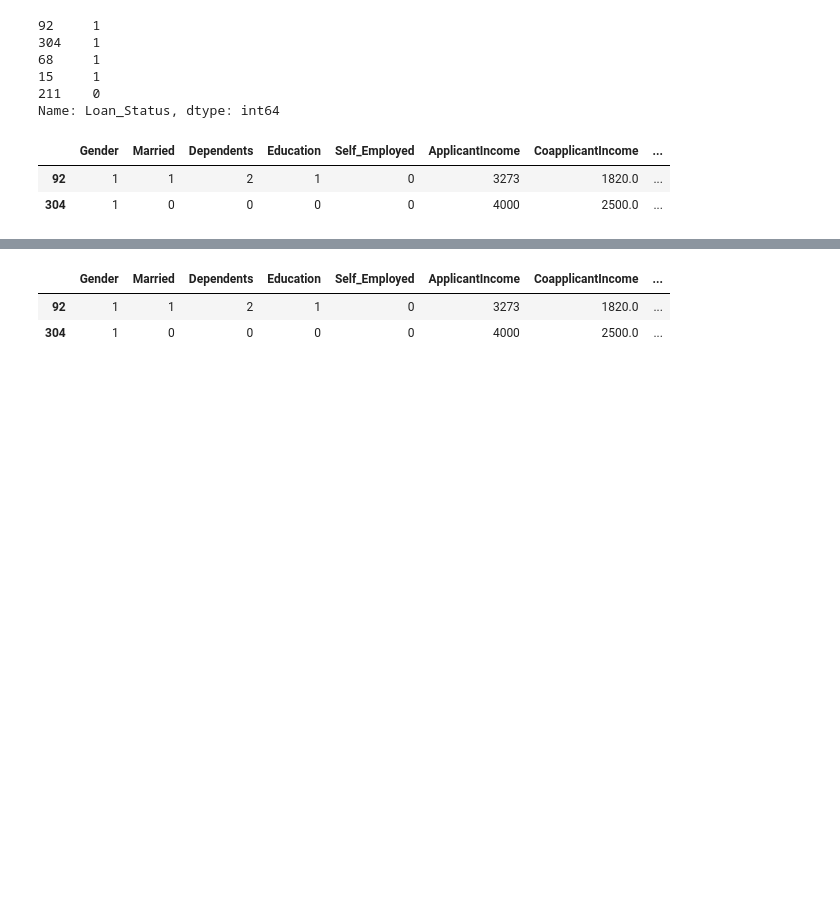
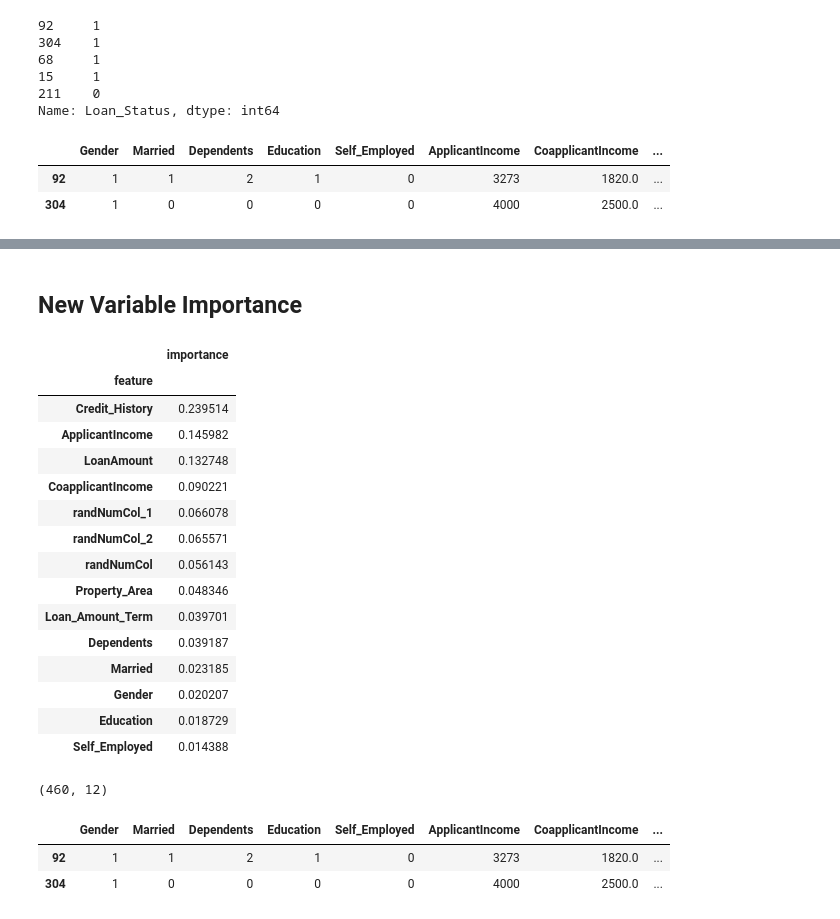
Before and after one commit to pedrocarvalhodev/flask_api, a Jupyter notebook: notebooks/S1_Clean.ipynb, the cells around one changed output, grey strips where cells are left out. Saved outputs shown, nothing was run; the diff lists cells and outputs as text; code cells hidden in the pictures; blank space fills up the shorter version.

Commit message:
added more steps info and var importance methods

```diff
--- a/notebooks/S1_Clean.ipynb
+++ b/notebooks/S1_Clean.ipynb
@@ -524,3 +540,38 @@ range(0, 11) [ 0.29530006  0.17229217  0.1707335   0.10881281  0.05597066  0.054
+# %% [markdown]
+## New Variable Importance
+# %%
+from sklearn.ensemble import RandomForestClassifier
+clf = RandomForestClassifier(n_estimators=50, max_features='sqrt')
+clf = clf.fit(X_train, y_train_b)
+# %%
+features = pd.DataFrame()
+features['feature'] = X_train.columns
+features['importance'] = clf.feature_importances_
+features.sort_values(by=['importance'], ascending=True, inplace=True)
+features.set_index('feature', inplace=True)
+# %%
+features.sort_values(by="importance", ascending=False)
+# %% [output]
+|  | importance |
+| feature |  |
+| Credit_History | 0.239514 |
+| ApplicantIncome | 0.145982 |
+| LoanAmount | 0.132748 |
+| CoapplicantIncome | 0.090221 |
+| randNumCol_1 | 0.066078 |
+| randNumCol_2 | 0.065571 |
+| randNumCol | 0.056143 |
+| Property_Area | 0.048346 |
+| Loan_Amount_Term | 0.039701 |
+| Dependents | 0.039187 |
+| Married | 0.023185 |
+| Gender | 0.020207 |
+| Education | 0.018729 |
+| Self_Employed | 0.014388 |
+# %%
+X_train.shape
+# %% [output]
+(460, 12)
 # %%
 X_train.head(2)
 # %% [output]
```
Also changed, not shown: parts of 10 cells of this notebook, 2 other files.
